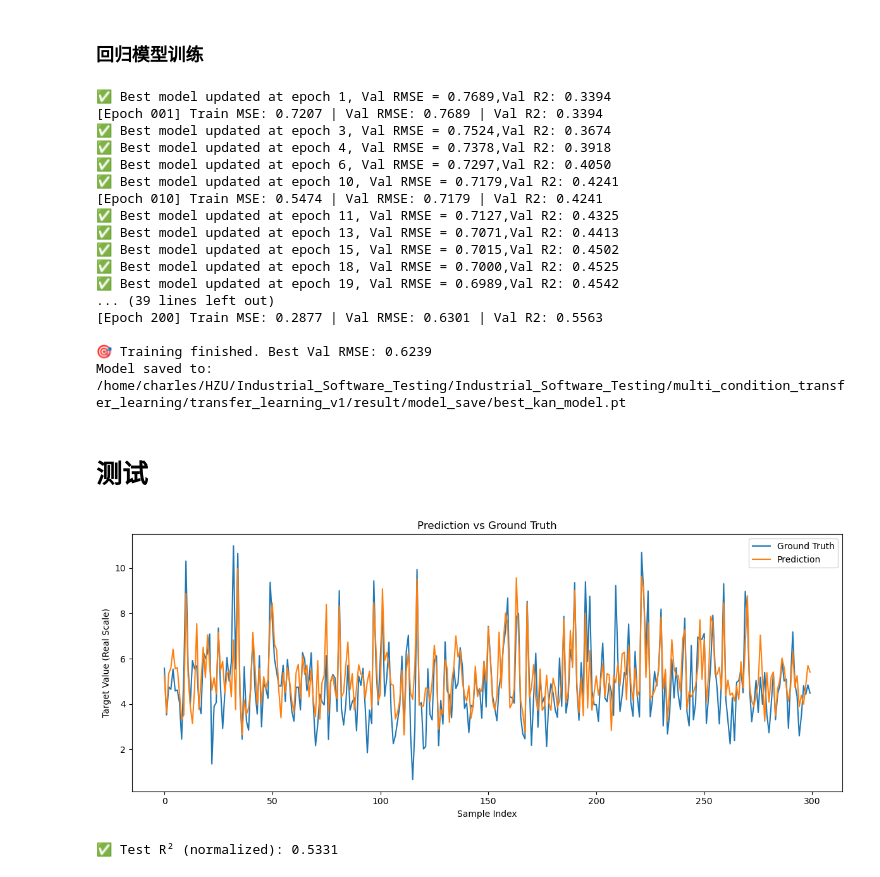
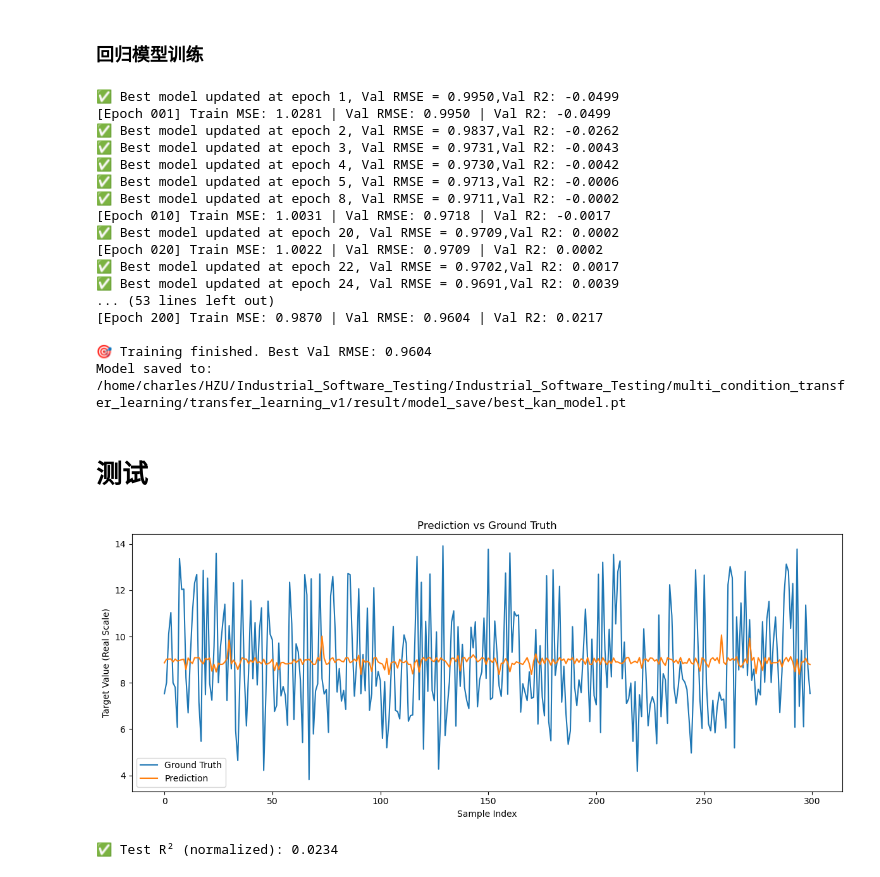
Before and after one commit to Noneeyou/multi-condition-transfer-learning, a Jupyter notebook: transfer_learning_v1/notebook/transfer_learning_v1.ipynb, the cells around one changed output. Drawn from its saved outputs; the diff is of its cells as text; code cells hidden in the pictures.

```diff
--- a/transfer_learning_v1/notebook/transfer_learning_v1.ipynb
+++ b/transfer_learning_v1/notebook/transfer_learning_v1.ipynb
@@ -8,10 +8,10 @@ import numpy as np
 
 # ==================== 1️⃣ 读取 .mat 文件 ====================
 mat_data = scipy.io.loadmat(
-    '/home/charles/HZU/Data_processed/multi-condition-transfer-learning/Unit03_1_5_select_4.mat'
+    '/home/charles/HZU/Data_processed/multi-condition-transfer-learning/Unit03_1_5_select_3.mat'
 )
 
-data = mat_data['Unit03_1_5_select_4']
+data = mat_data['Unit03_1_5_select_3']
 
 print("Original data shape:", data.shape)  # (N, 14)
 
@@ -902,10 +905,10 @@ from sklearn.metrics import r2_score
 
 # ======================= 0️⃣ numpy → torch =======================
 
-X_train_ebeding = torch.tensor(X_train_embedding, dtype=torch.float32)
+X_train_embedding_t = torch.tensor(X_train_embedding, dtype=torch.float32)
 y_train_t = torch.tensor(y_train, dtype=torch.float32)
 
-X_val_ebeding = torch.tensor(X_val_embedding, dtype=torch.float32)
+X_val_embedding_t = torch.tensor(X_val_embedding, dtype=torch.float32)
 y_val_t = torch.tensor(y_val, dtype=torch.float32)
 
 # ======================= 1️⃣ Dataset / Loader =======================
@@ -913,13 +916,13 @@ y_val_t = torch.tensor(y_val, dtype=torch.float32)
 batch_size = 32
 
 train_loader = DataLoader(
-    TensorDataset(X_train_t, y_train_t),
+    TensorDataset(X_train_embedding_t, y_train_t),
     batch_size=batch_size,
-    shuffle=True
+    shuffle=False
 )
 
 val_loader = DataLoader(
-    TensorDataset(X_val_t, y_val_t),
+    TensorDataset(X_val_embedding_t, y_val_t),
     batch_size=batch_size,
     shuffle=False
 )
@@ -1008,22 +1011,22 @@ for epoch in range(1, num_epochs + 1):
 print(f"\n🎯 Training finished. Best Val RMSE: {best_val_rmse:.4f}")
 print(f"Model saved to: {SAVE_PATH}")
 # %% [output]
-✅ Best model updated at epoch 1, Val RMSE = 0.7689,Val R2: 0.3394
-[Epoch 001] Train MSE: 0.7207 | Val RMSE: 0.7689 | Val R2: 0.3394
-✅ Best model updated at epoch 3, Val RMSE = 0.7524,Val R2: 0.3674
-✅ Best model updated at epoch 4, Val RMSE = 0.7378,Val R2: 0.3918
-✅ Best model updated at epoch 6, Val RMSE = 0.7297,Val R2: 0.4050
-✅ Best model updated at epoch 10, Val RMSE = 0.7179,Val R2: 0.4241
-[Epoch 010] Train MSE: 0.5474 | Val RMSE: 0.7179 | Val R2: 0.4241
-✅ Best model updated at epoch 11, Val RMSE = 0.7127,Val R2: 0.4325
-✅ Best model updated at epoch 13, Val RMSE = 0.7071,Val R2: 0.4413
-✅ Best model updated at epoch 15, Val RMSE = 0.7015,Val R2: 0.4502
-✅ Best model updated at epoch 18, Val RMSE = 0.7000,Val R2: 0.4525
-✅ Best model updated at epoch 19, Val RMSE = 0.6989,Val R2: 0.4542
-... (39 lines left out)
-[Epoch 200] Train MSE: 0.2877 | Val RMSE: 0.6301 | Val R2: 0.5563
+✅ Best model updated at epoch 1, Val RMSE = 0.9950,Val R2: -0.0499
+[Epoch 001] Train MSE: 1.0281 | Val RMSE: 0.9950 | Val R2: -0.0499
+✅ Best model updated at epoch 2, Val RMSE = 0.9837,Val R2: -0.0262
+✅ Best model updated at epoch 3, Val RMSE = 0.9731,Val R2: -0.0043
+✅ Best model updated at epoch 4, Val RMSE = 0.9730,Val R2: -0.0042
+✅ Best model updated at epoch 5, Val RMSE = 0.9713,Val R2: -0.0006
+✅ Best model updated at epoch 8, Val RMSE = 0.9711,Val R2: -0.0002
+[Epoch 010] Train MSE: 1.0031 | Val RMSE: 0.9718 | Val R2: -0.0017
+✅ Best model updated at epoch 20, Val RMSE = 0.9709,Val R2: 0.0002
+[Epoch 020] Train MSE: 1.0022 | Val RMSE: 0.9709 | Val R2: 0.0002
+✅ Best model updated at epoch 22, Val RMSE = 0.9702,Val R2: 0.0017
+✅ Best model updated at epoch 24, Val RMSE = 0.9691,Val R2: 0.0039
+... (53 lines left out)
+[Epoch 200] Train MSE: 0.9870 | Val RMSE: 0.9604 | Val R2: 0.0217
 
-🎯 Training finished. Best Val RMSE: 0.6239
+🎯 Training finished. Best Val RMSE: 0.9604
 Model saved to: /home/charles/HZU/Industrial_Software_Testing/Industrial_Software_Testing/multi_condition_transfer_learning/transfer_learning_v1/result/model_save/best_kan_model.pt
 # %% [markdown]
 # 测试
@@ -1035,7 +1038,7 @@ import matplotlib.pyplot as plt
 
 # ======================= 0️⃣ numpy → torch =======================
 
-X_test_t = torch.tensor(X_test, dtype=torch.float32)
+X_test_embedding_t = torch.tensor(X_test_embedding, dtype=torch.float32)
 y_test_t = torch.tensor(y_test, dtype=torch.float32)
 
 @torch.no_grad()
@@ -1070,33 +1073,33 @@ def evaluate_r2_and_plot(model, X_data, y_data, batch_size, y_test_raw, y_mu, y_
     # ===== 真实值直接用 raw =====
     y_true_real = y_test_raw.reshape(-1)
 
     # ===== 画图 =====
     plt.figure(figsize=(12, 5))
 
     plt.plot(y_true_real[:300], label="Ground Truth")
     plt.plot(y_pred_real[:300], label="Prediction")
 
     plt.legend()
     plt.xlabel("Sample Index")
     plt.ylabel("Target Value (Real Scale)")
     plt.title("Prediction vs Ground Truth")
 
     plt.tight_layout()
     plt.show()
 
     return r2, y_true_real, y_pred_real
 
 r2, y_true_real, y_pred_real = evaluate_r2_and_plot(
     model,
-    X_test_t,
+    X_test_embedding_t,
     y_test_t,
     batch_size,
     y_test_raw,
     y_mu,
     y_std
 )
 
 print(f"✅ Test R² (normalized): {r2:.4f}")
 # %% [output]
-[figure, old version]
+[figure, new version]
-✅ Test R² (normalized): 0.5331
+✅ Test R² (normalized): 0.0234
```
Also changed, not shown: parts of 5 cells of this notebook, 1 other file.
